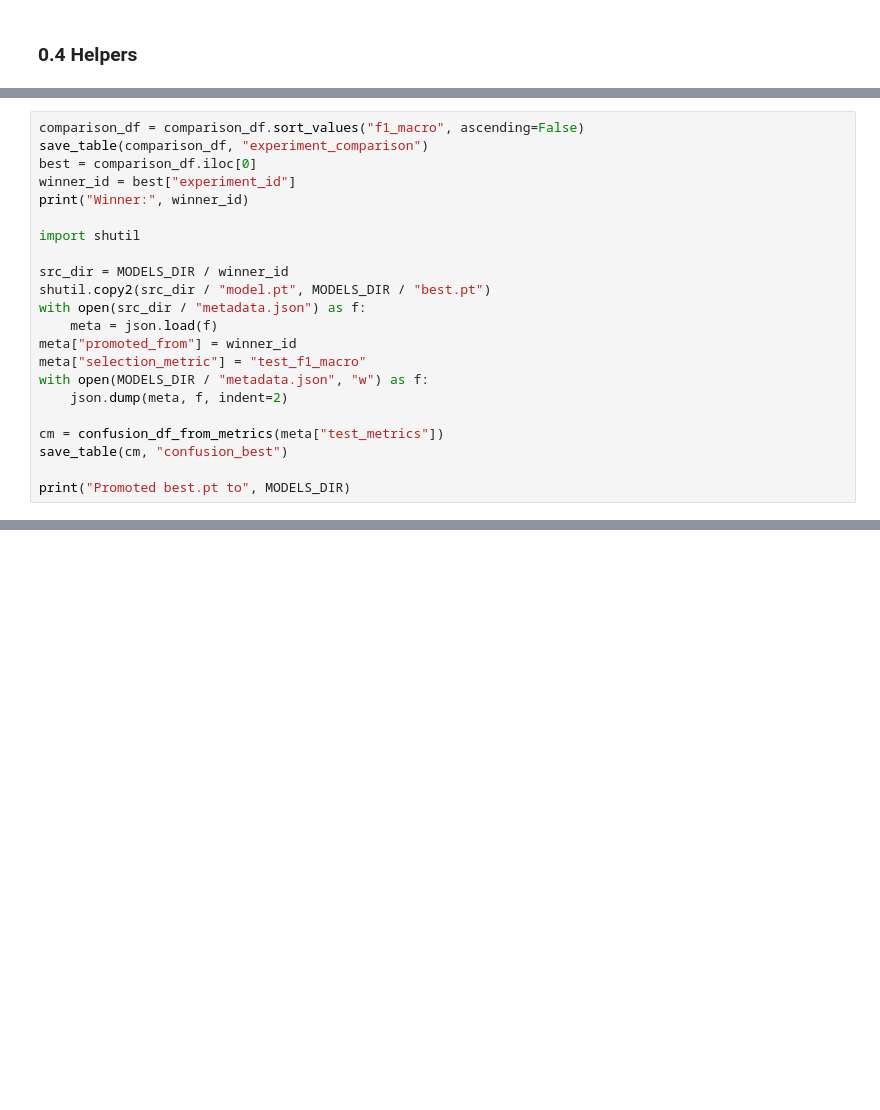
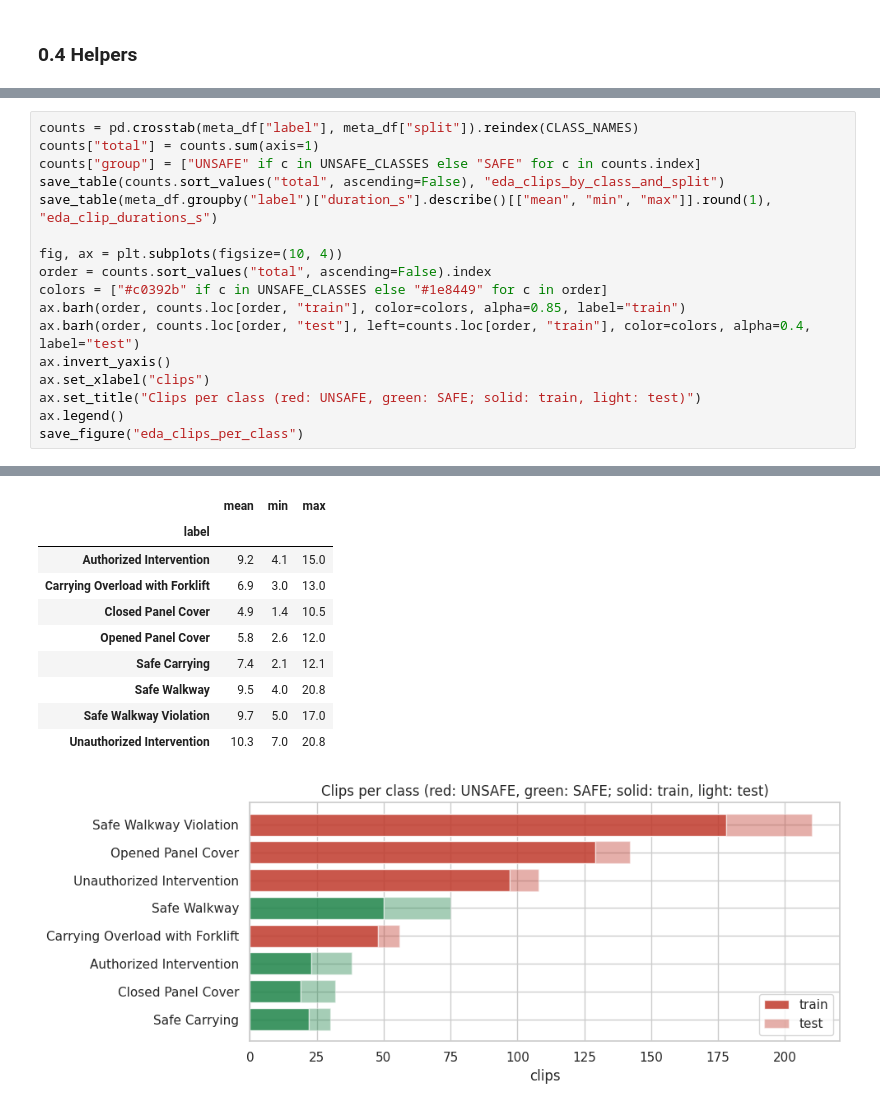
Before and after one commit to Bonaparte003/Smart-Accident-System-Monitoring-SAMS-, a Jupyter notebook: notebooks/01_vision_safe_unsafe.ipynb, the cells around one changed output, grey strips where cells are left out. Saved outputs shown, nothing was run; the diff lists cells and outputs as text; blank space fills up the shorter version.

Commit message:
Notebooks 01-02: rebuilt safe/unsafe and vibration with machine-state training

```diff
--- a/notebooks/01_vision_safe_unsafe.ipynb
+++ b/notebooks/01_vision_safe_unsafe.ipynb
@@ -2415,22 +228,0 @@ Best experiment: vision_exp03_resnet18_finetune
-# %%
-comparison_df = comparison_df.sort_values("f1_macro", ascending=False)
-save_table(comparison_df, "experiment_comparison")
-best = comparison_df.iloc[0]
-winner_id = best["experiment_id"]
-print("Winner:", winner_id)
-
-import shutil
-
-src_dir = MODELS_DIR / winner_id
-shutil.copy2(src_dir / "model.pt", MODELS_DIR / "best.pt")
-with open(src_dir / "metadata.json") as f:
-    meta = json.load(f)
-meta["promoted_from"] = winner_id
-meta["selection_metric"] = "test_f1_macro"
-with open(MODELS_DIR / "metadata.json", "w") as f:
-    json.dump(meta, f, indent=2)
-
-cm = confusion_df_from_metrics(meta["test_metrics"])
-save_table(cm, "confusion_best")
-
-print("Promoted best.pt to", MODELS_DIR)
@@ -2465,0 +324,18 @@ Promoted best.pt to /content/drive/MyDrive/SAMS/models/vision/safe_unsafe
+# %%
+counts = pd.crosstab(meta_df["label"], meta_df["split"]).reindex(CLASS_NAMES)
+counts["total"] = counts.sum(axis=1)
+counts["group"] = ["UNSAFE" if c in UNSAFE_CLASSES else "SAFE" for c in counts.index]
+save_table(counts.sort_values("total", ascending=False), "eda_clips_by_class_and_split")
+save_table(meta_df.groupby("label")["duration_s"].describe()[["mean", "min", "max"]].round(1), "eda_clip_durations_s")
+
+fig, ax = plt.subplots(figsize=(10, 4))
+order = counts.sort_values("total", ascending=False).index
+colors = ["#c0392b" if c in UNSAFE_CLASSES else "#1e8449" for c in order]
+ax.barh(order, counts.loc[order, "train"], color=colors, alpha=0.85, label="train")
+ax.barh(order, counts.loc[order, "test"], left=counts.loc[order, "train"], color=colors, alpha=0.4, label="test")
+ax.invert_yaxis()
+ax.set_xlabel("clips")
+ax.set_title("Clips per class (red: UNSAFE, green: SAFE; solid: train, light: test)")
+ax.legend()
+save_figure("eda_clips_per_class")
+# %% [output]
@@ -2465,0 +352,11 @@ Promoted best.pt to /content/drive/MyDrive/SAMS/models/vision/safe_unsafe
+|  | mean | min | max |
+| label |  |  |  |
+| Authorized Intervention | 9.2 | 4.1 | 15.0 |
+| Carrying Overload with Forklift | 6.9 | 3.0 | 13.0 |
+| Closed Panel Cover | 4.9 | 1.4 | 10.5 |
+| Opened Panel Cover | 5.8 | 2.6 | 12.0 |
+| Safe Carrying | 7.4 | 2.1 | 12.1 |
+| Safe Walkway | 9.5 | 4.0 | 20.8 |
+| Safe Walkway Violation | 9.7 | 5.0 | 17.0 |
+| Unauthorized Intervention | 10.3 | 7.0 | 20.8 |
+[figure, added]
```
Also changed, not shown: parts of 82 cells of this notebook, 39 other files.
